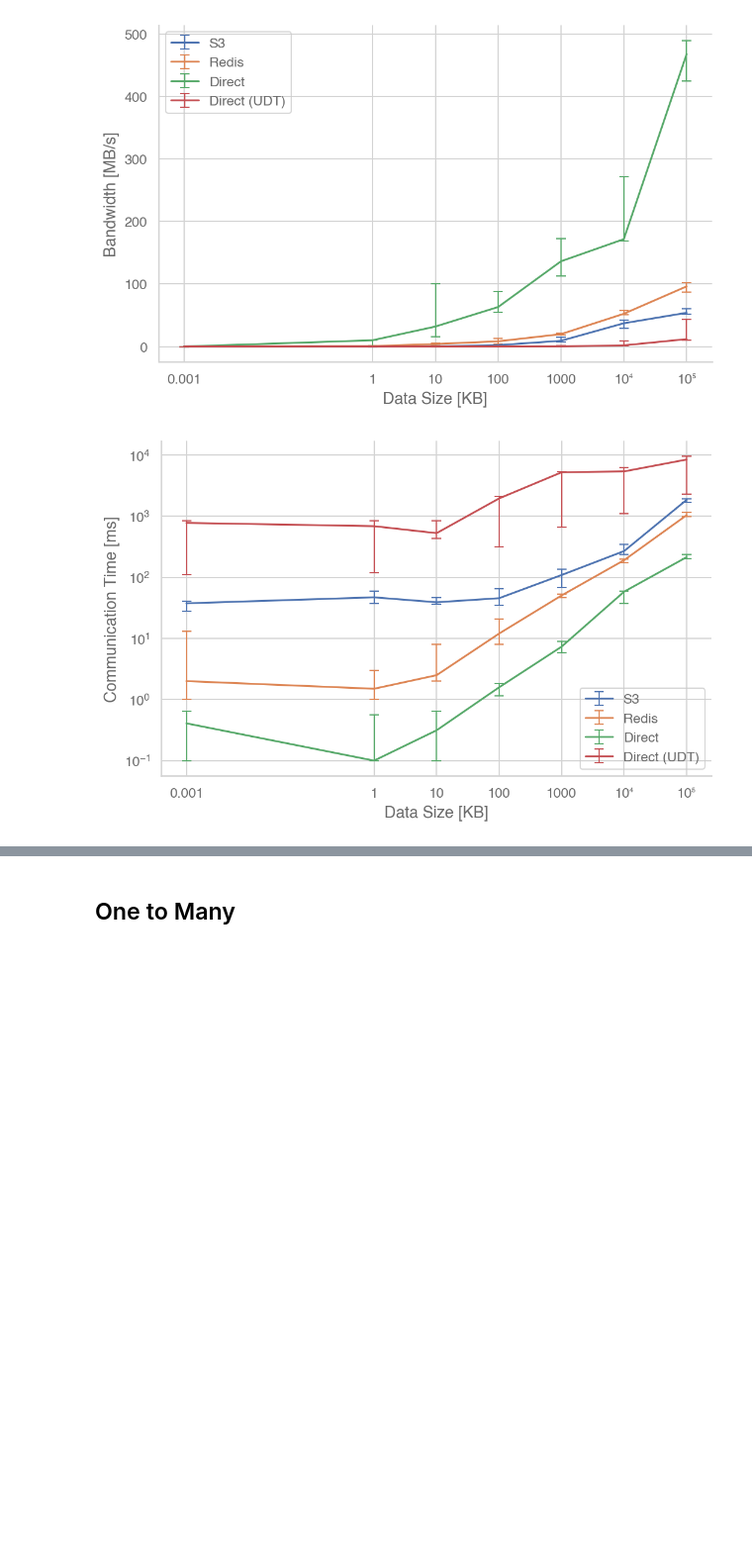
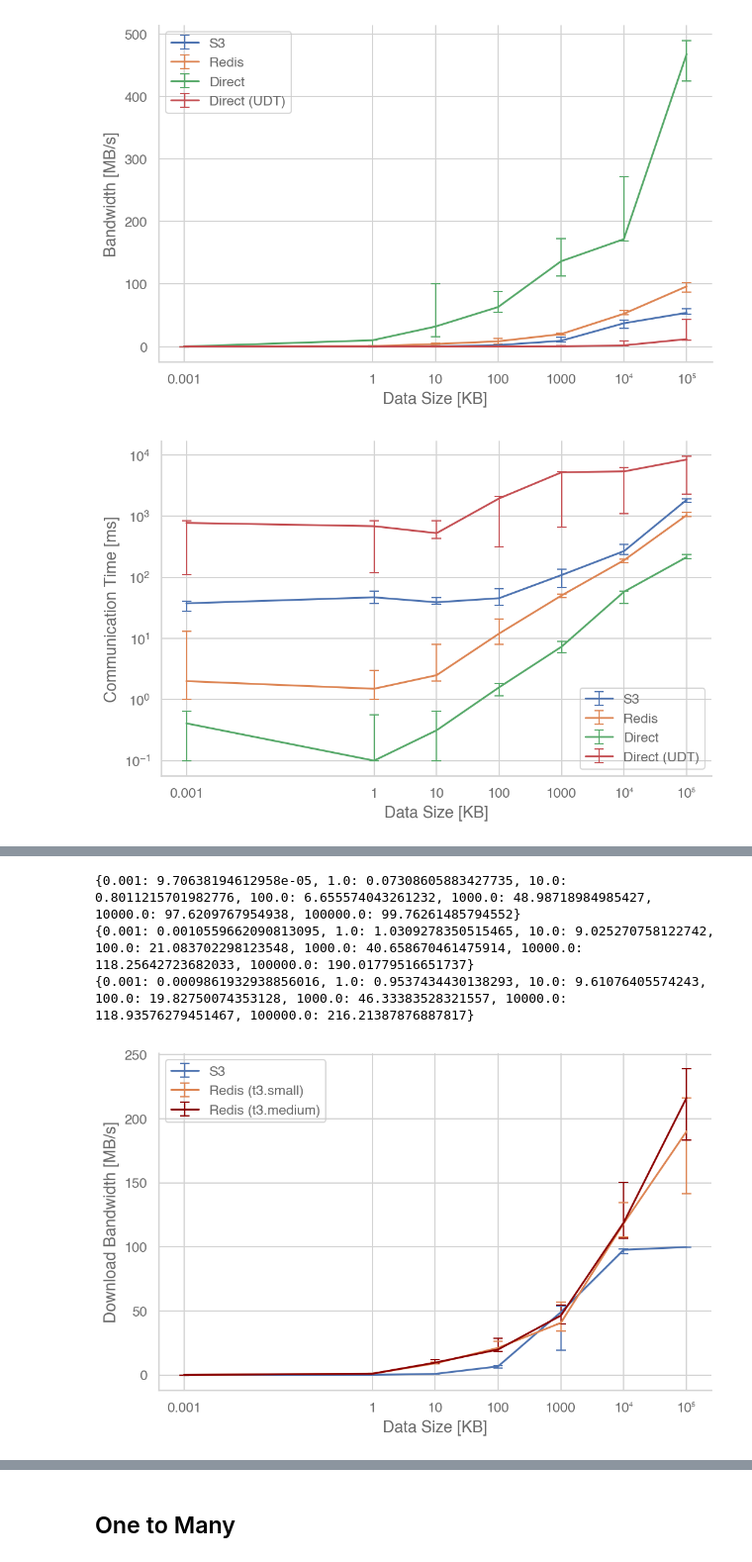
Before and after one commit to OpenCoreCH/LambdaCommBenchmarks, a Jupyter notebook: analysis/lambda_comm_benchmarks.ipynb, the cells around one changed output, grey strips where cells are left out. Shown at 99% size. Drawn from its saved outputs; the diff is of its cells as text; code cells hidden in the pictures; blank space fills up the shorter version.

Commit message:
Additional benchmark analysis

```diff
--- a/analysis/lambda_comm_benchmarks.ipynb
+++ b/analysis/lambda_comm_benchmarks.ipynb
@@ -270,0 +314,80 @@ plt.show()
+# %%
+fig, fig2 = plt.figure(figsize=(8,5)), plt.figure(figsize=(8,5))
+ax, ax2 = fig.add_subplot(), fig2.add_subplot()
+exp_analysis = {
+    "S3": os.path.join(BASE_PATH, "s3"),
+    "Redis (t3.small)": os.path.join(BASE_PATH, "redis"),
+    "Redis (t3.medium)": os.path.join(BASE_PATH, "redis")
+}
+for experiment_name, exp_base_path in exp_analysis.items():
+    var_base_path = os.path.join(exp_base_path, "download", "out")
+    if experiment_name == "Redis (t3.small)":
+        var_base_path = os.path.join(exp_base_path, "download", "out_small")
+    elif experiment_name == "Redis (t3.medium)":
+        var_base_path = os.path.join(exp_base_path, "download", "out_medium")
+    res = parse_json(var_base_path)
+    deltas = {}
+    for file_size, runs in res['consumer'].items():
+        deltas[file_size] = {}
+        for run, run_data in runs.items():
+            deltas[file_size][run] = run_data['finishedTime'] / 1000
+    plot_data = {}
+    lower_error = []
+    upper_error = []
+    for file_size in sorted(deltas):
+        values = list(deltas[file_size].values())
+        val = file_size / np.median(values) / 1000
+        mean = np.mean(values)
+        ci = scipy.stats.sem(values) * scipy.stats.t.ppf((1 + 0.95) / 2., len(values) - 1)
+        plot_data[file_size / 1000] = val
+        upper_ci = file_size / np.sort(values)[1] / 1000 - val
+        lower_ci = val - file_size / np.sort(values)[-2] / 1000
+        lower_error.append(lower_ci)
+        upper_error.append(upper_ci)
+    print(plot_data)
+    ax.set_xscale('log')
+    ax.set_xlabel("Data Size [KB]")
+    ax.set_xticks(list(plot_data.keys()))
+    ax.set_xticklabels(format_xticks(plot_data.keys()))
+    ax.set_ylabel("Download Bandwidth [MB/s]")
+    if experiment_name == "Redis (t3.medium)":
+        ax.errorbar(plot_data.keys(), plot_data.values(), [lower_error, upper_error], elinewidth=1, capsize=4, label=experiment_name, color='darkred')
+    else:
+        ax.errorbar(plot_data.keys(), plot_data.values(), [lower_error, upper_error], elinewidth=1, capsize=4, label=experiment_name)
+
+    plot_data = {}
+    lower_error = []
+    upper_error = []
+    for file_size in sorted(deltas):
+        if file_size == 500000000:
+            continue
+        values = list(deltas[file_size].values())
+        val = np.median(values)
+        plot_data[file_size / 1000] = val
+        upper_ci = np.sort(values)[-2] - val
+        lower_ci = val - np.sort(values)[1]
+        lower_error.append(lower_ci)
+        upper_error.append(upper_ci)
+    ax2.set_xscale('log')
+    ax2.set_xlabel("Data Size [KB]")
+    ax2.set_xticks(list(plot_data.keys()))
+    ax2.set_xticklabels(format_xticks(plot_data.keys()))
+    ax2.set_ylabel("Download Time [ms]")
+    ax2.set_yscale('log')
+    if experiment_name == "Redis (t3.medium)":
+        ax2.errorbar(plot_data.keys(), plot_data.values(), [lower_error, upper_error], elinewidth=1, capsize=4, label=experiment_name, color='darkred')
+    else:
+        ax2.errorbar(plot_data.keys(), plot_data.values(), [lower_error, upper_error], elinewidth=1, capsize=4, label=experiment_name)
+
+
+
+ax.legend()
+ax2.legend()
+fig.savefig(os.path.join(OUTPUT_PATH, "p2p_dl_bandwidth.pdf"))
+fig2.savefig(os.path.join(OUTPUT_PATH, "p2p_dl_latency.pdf"))
+plt.show()
+# %% [output]
+{0.001: 9.70638194612958e-05, 1.0: 0.07308605883427735, 10.0: 0.8011215701982776, 100.0: 6.655574043261232, 1000.0: 48.98718984985427, 10000.0: 97.6209767954938, 100000.0: 99.76261485794552}
+{0.001: 0.0010559662090813095, 1.0: 1.0309278350515465, 10.0: 9.025270758122742, 100.0: 21.083702298123548, 1000.0: 40.658670461475914, 10000.0: 118.25642723682033, 100000.0: 190.01779516651737}
+{0.001: 0.0009861932938856016, 1.0: 0.9537434430138293, 10.0: 9.61076405574243, 100.0: 19.82750074353128, 1000.0: 46.33383528321557, 10000.0: 118.93576279451467, 100000.0: 216.21387876887817}
+[figure, added]
```
Also changed, not shown: parts of 7 cells of this notebook.
